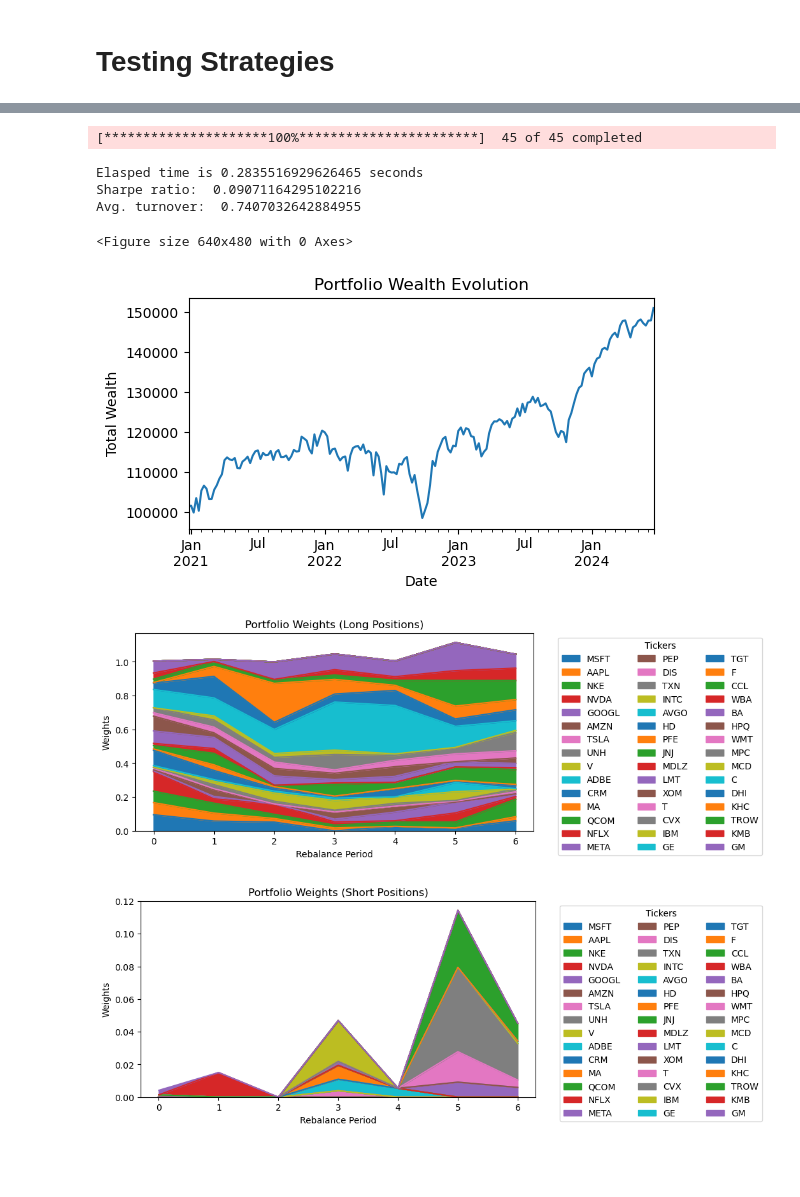
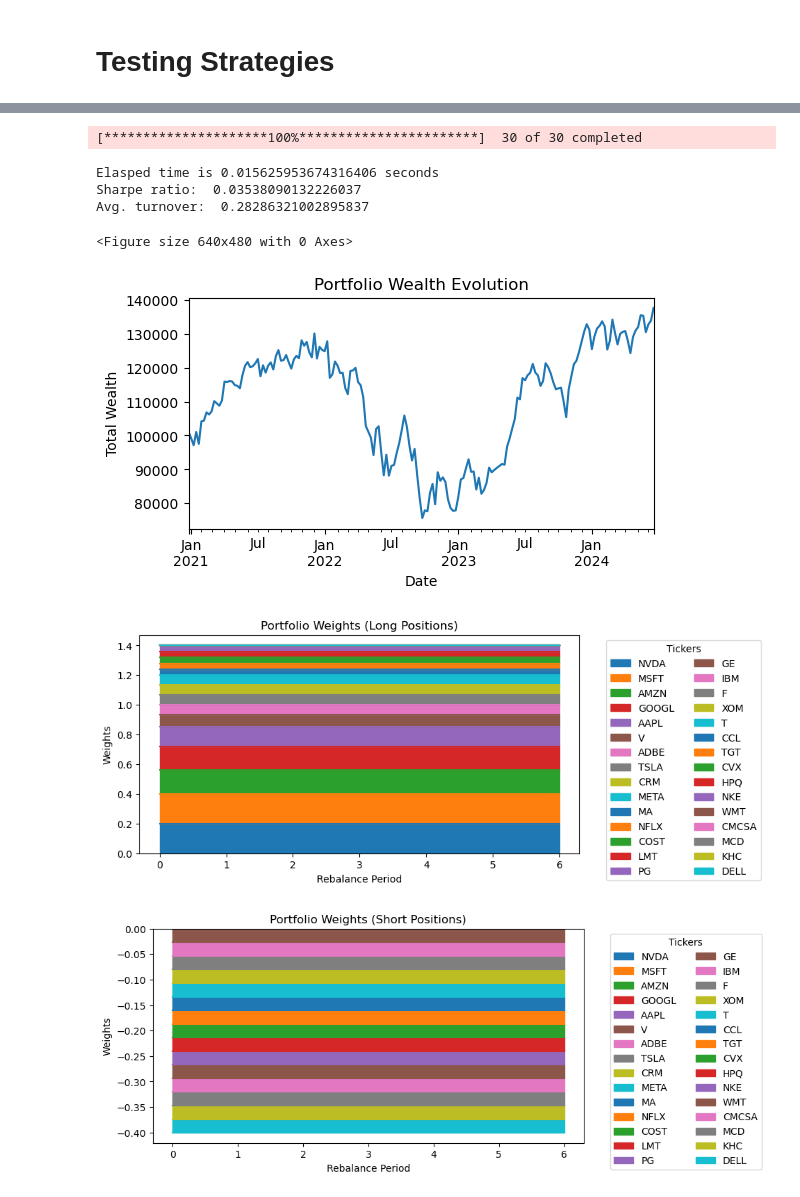
Before and after one commit to MIE479-2024/mie-377-template-MatthewGWilson, a Jupyter notebook: MIE377_Project_Main.ipynb, the cells around one changed output, grey strips where cells are left out. Cells and saved outputs as stored; diff of their text form; code cells hidden in the pictures; blank space fills up the shorter version.

Commit message:
Updated to run optimization with gpt provided weights

```diff
--- a/MIE377_Project_Main.ipynb
+++ b/MIE377_Project_Main.ipynb
@@ -144,7 +144,7 @@ def find_factor_ret(startDate, endDate):
 #----------------------------------------------------------------------
 
 # function to test given optimization strategies and constraints
-def test_optimization(adjClose, tickers, factorRet, riskFree, dates, short):
+def test_optimization(adjClose, tickers, factorRet, riskFree, dates, short, strategy, weights):
     # calculate the stocks weekly excess returns
     returns = adjClose.pct_change(1)
 
@@ -214,7 +214,7 @@ def test_optimization(adjClose, tickers, factorRet, riskFree, dates, short):
         #----------------------------------------------------------------------
 
         # run the project function for this period
-        x[:,t] = project_function(periodReturns, periodFactRet, x0[:,t], short)
+        x[:,t] = project_function(periodReturns, periodFactRet, x0[:,t], short, strategy, weights)
 
         # calculate the turnover rate
         if t > 0:
@@ -228,7 +228,7 @@ def test_optimization(adjClose, tickers, factorRet, riskFree, dates, short):
         toDay = toDay + len(periodPrices)
 
         # weekly portfolio value during the out-of-sample window
-        portfValue.append(periodPrices@ NoShares.values.T)
+        portfValue.append(periodPrices @ NoShares.values.T)
 
         # update the calibration and out-of-sample test periods
         testStart = testStart + pd.offsets.DateOffset(weeks=investPeriod)
@@ -246,7 +246,7 @@ def test_optimization(adjClose, tickers, factorRet, riskFree, dates, short):
 #-----------------------------------------------------------------------
 
 # function to test a given portfolio and strategy
-def test_portfolio(tickers, strategy, short):
+def test_portfolio(tickers, strategy, short, weights):
     # find the adj close details
     findAdjCloseResults = find_adj_close(tickers, startDate, endDate)
     adjClose = findAdjCloseResults[0]
@@ -259,7 +259,7 @@ def test_portfolio(tickers, strategy, short):
     dates = findFactorRetResults[2]
 
     # test the optimization
-    testOptimizationResults = test_optimization(adjClose, tickers, factorRet, riskFree, dates, short)
+    testOptimizationResults = test_optimization(adjClose, tickers, factorRet, riskFree, dates, short, strategy, weights)
     portWeights = testOptimizationResults[0]
     portfValue = testOptimizationResults[1]
     turnover = testOptimizationResults[2]
@@ -319,7 +319,7 @@ def portfolio_plots(portfValue, portWeights, tickers):
     # create a new figure for portfolio weights
     fig2 = plt.figure(2, figsize=(8, 4))
 
-    # plot long weights as positive (above the x-axis)
+    # plot long weights
     long_weights.plot.area(
         title='Portfolio Weights (Long)',
         ylabel='Weights',
@@ -335,8 +335,8 @@ def portfolio_plots(portfValue, portWeights, tickers):
     plt.xlabel('Rebalance Period')
     plt.ylabel('Weights')
 
-    # overlay short weights as negative (below the x-axis)
-    (-short_weights).plot.area(
+    # plot short weights
+    (short_weights).plot.area(
         title='Portfolio Weights (Short)',
         ylabel='Weights',
         xlabel='Rebalance Period',
@@ -351,15 +351,16 @@ def portfolio_plots(portfValue, portWeights, tickers):
     plt.xlabel('Rebalance Period')
     plt.ylabel('Weights')
 
-    # Show the plots
+    # show the plots
     plt.show()
 # %%
 #--------------------------------------------------------------------------
     # Portfolio wealth evolution & weights plot
 #--------------------------------------------------------------------------
 
-def test_and_results(tickers, strategy, short):
-    portResults = test_portfolio(tickers, strategy, short)
+def test_and_results(tickers, strategy, short, weights):
+    # test the portfolio
+    portResults = test_portfolio(tickers, strategy, short, weights)
     portWeights = portResults[0]
     portfValue = portResults[1]
     turnover = portResults[2]
@@ -368,6 +369,7 @@ def test_and_results(tickers, strategy, short):
     riskFree = portResults[5]
     tickers = portResults[6]
 
+    # display the results of the portfolio
     portfolio_results(portfValue, turnover, riskFree, start_time, end_time)
     portfolio_plots(portfValue, portWeights, tickers)
 
@@ -430,18 +413,8 @@ tickersChatGPT45 = [
 ]
 
 short = [
-    0, 0, 0, 0, 0, 0, 0, 0, 0, 0, 0, 0, 0, 0, 0, 0, 0, 0, 0, 0, 0, 0, 0, 0, 0,  # 25 zeros
-    1, 1, 1, 1, 1, 1, 1, 1, 1, 1, 1, 1, 1, 1, 1, 1, 1, 1, 1, 1,  # 20 ones
+    0, 0, 0, 0, 0, 0, 0, 0, 0, 0, 0, 0, 0, 0, 0, 0, 0, 0, 0, 0, 0, 0, 0, 0, 0,  # 25 long
+    1, 1, 1, 1, 1, 1, 1, 1, 1, 1, 1, 1, 1, 1, 1, 1, 1, 1, 1, 1,  # 20 short
 ]
 
-
-ChatGPT45Results = test_and_results(tickersChatGPT45,"", short)
+ChatGPT45Results = test_and_results(tickersChatGPT45, "OLS_MVO_ChatGPT", short, "")
-# %% [output]
-[*********************100%***********************]  45 of 45 completed
-Elasped time is 0.2835516929626465 seconds
-Sharpe ratio:  0.09071164295102216
-Avg. turnover:  0.7407032642884955
-<Figure size 640x480 with 0 Axes>
-[figure, removed]
-[figure, removed]
-[figure, removed]
@@ -447,0 +428,18 @@ Avg. turnover:  0.7407032642884955
+# %%
+weightsChatGPT30 = [
+    0.2000, 0.2000, 0.1600, 0.1600, 0.1333, 0.0800, 0.0667, 0.0667,
+    0.0667, 0.0667, 0.0400, 0.0400, 0.0400, 0.0400, 0.0400, -0.0267, # 15 long
+    -0.0267, -0.0267, -0.0267, -0.0267, -0.0267, -0.0267, -0.0267,
+    -0.0267, -0.0267, -0.0267, -0.0267, -0.0267, -0.0267, -0.0267 # 15 short
+]
+
+ChatGPT30WeightsResults = test_and_results(tickersChatGPT30, "ChatGPT_Weights", "", weightsChatGPT30)
+# %% [output]
+[*********************100%***********************]  30 of 30 completed
+Elasped time is 0.015625953674316406 seconds
+Sharpe ratio:  0.03538090132226037
+Avg. turnover:  0.28286321002895837
+<Figure size 640x480 with 0 Axes>
+[figure, added]
+[figure, added]
+[figure, added]
```
Also changed, not shown: parts of 4 cells of this notebook, 2 other files.
